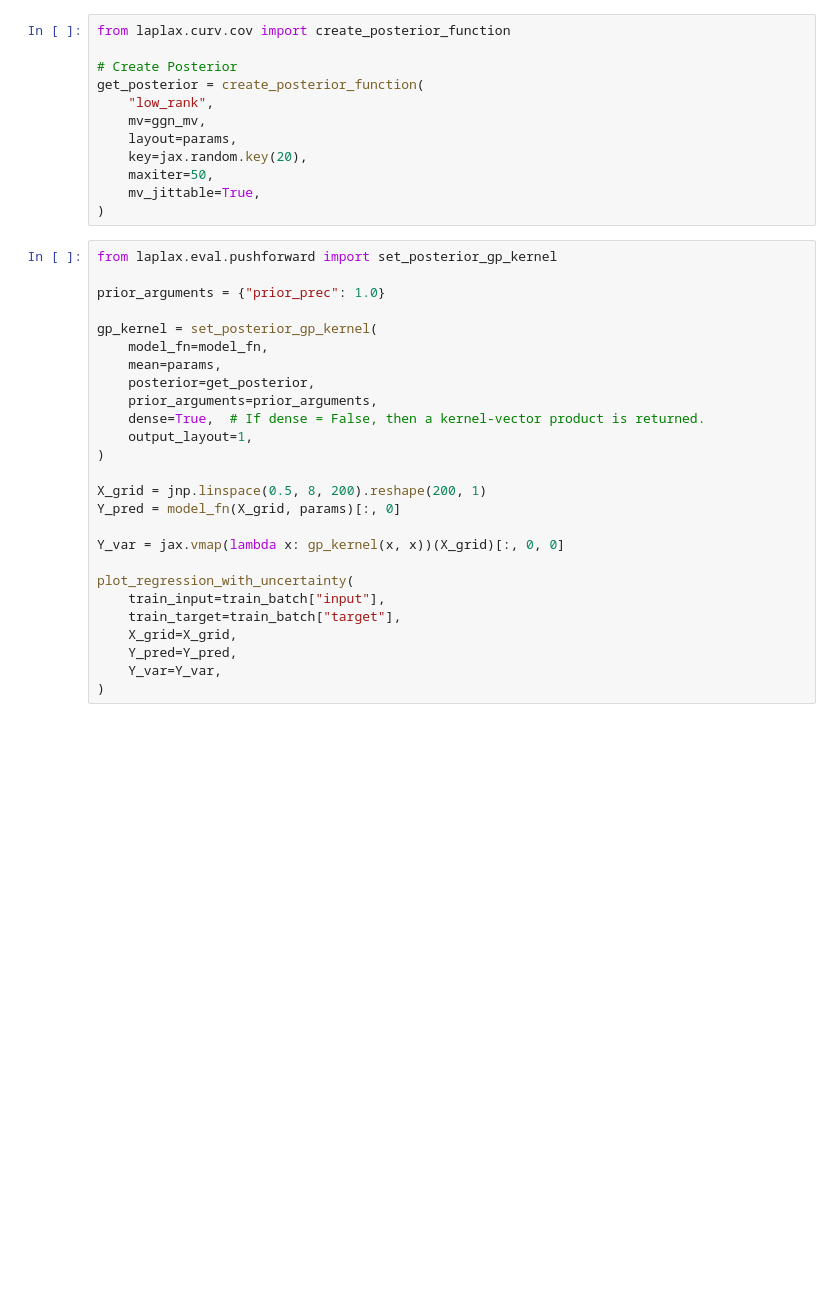
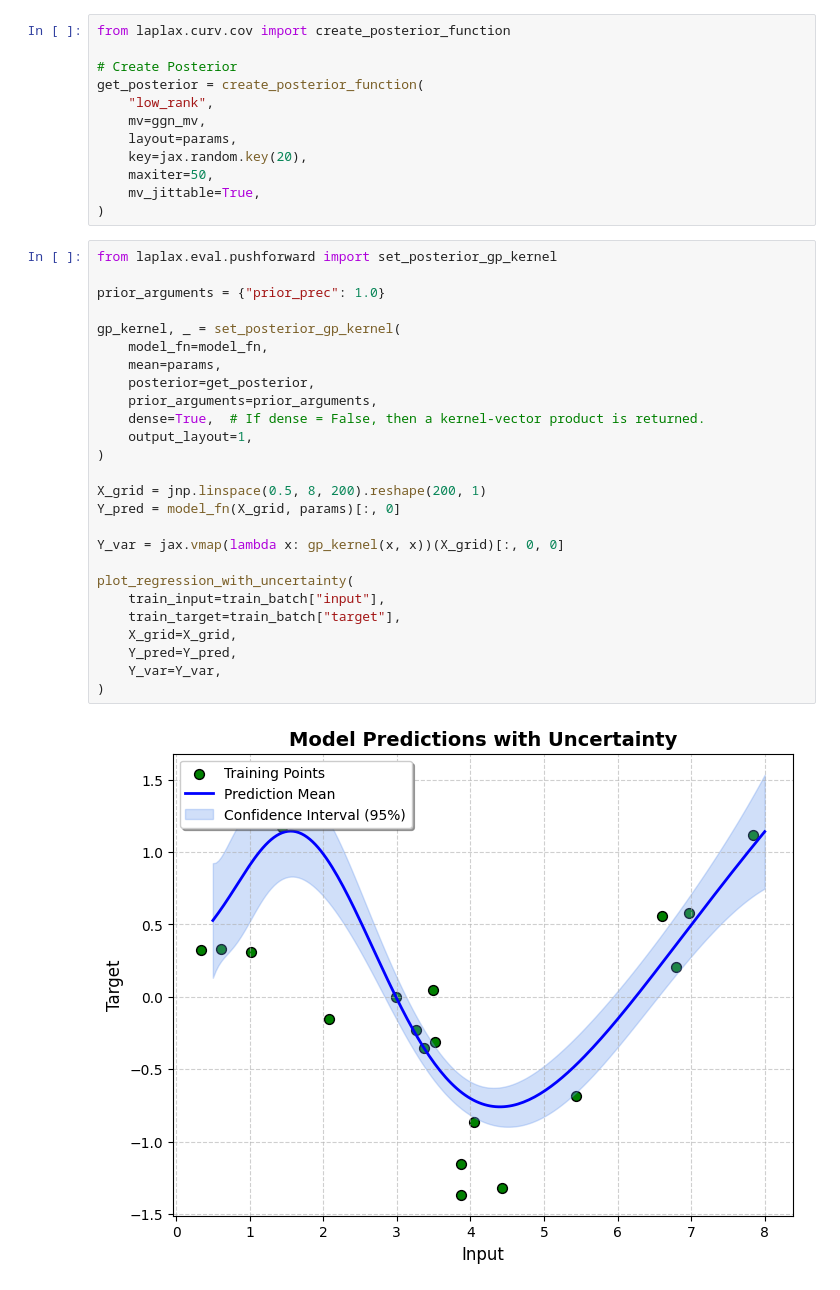
Before and after one commit to bmucsanyi/laplax, a Jupyter notebook: examples/0001_posterior_gp_kernel.ipynb, the cells around one changed output. Saved outputs shown, nothing was run; the diff lists cells and outputs as text; blank space fills up the shorter version.

```diff
--- a/examples/0001_posterior_gp_kernel.ipynb
+++ b/examples/0001_posterior_gp_kernel.ipynb
@@ -135,26 +141,28 @@ get_posterior = create_posterior_function(
 # %%
 from laplax.eval.pushforward import set_posterior_gp_kernel
 
 prior_arguments = {"prior_prec": 1.0}
 
-gp_kernel = set_posterior_gp_kernel(
+gp_kernel, _ = set_posterior_gp_kernel(
     model_fn=model_fn,
     mean=params,
     posterior=get_posterior,
     prior_arguments=prior_arguments,
     dense=True,  # If dense = False, then a kernel-vector product is returned.
     output_layout=1,
 )
 
 X_grid = jnp.linspace(0.5, 8, 200).reshape(200, 1)
 Y_pred = model_fn(X_grid, params)[:, 0]
 
 Y_var = jax.vmap(lambda x: gp_kernel(x, x))(X_grid)[:, 0, 0]
 
 plot_regression_with_uncertainty(
     train_input=train_batch["input"],
     train_target=train_batch["target"],
     X_grid=X_grid,
     Y_pred=Y_pred,
     Y_var=Y_var,
 )
+# %% [output]
+[figure, added]
```
Also changed, not shown: parts of 4 cells of this notebook, 4 other files.
